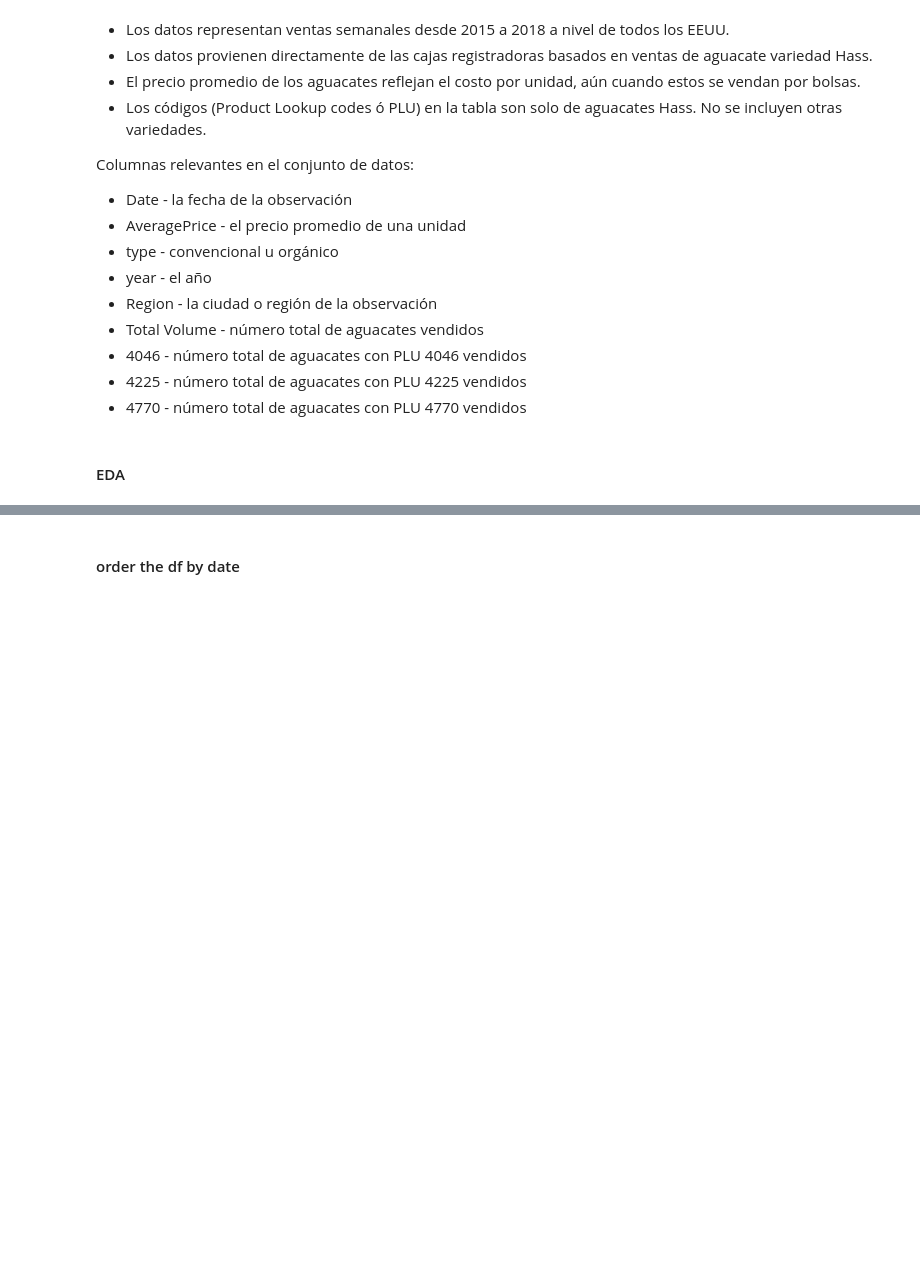
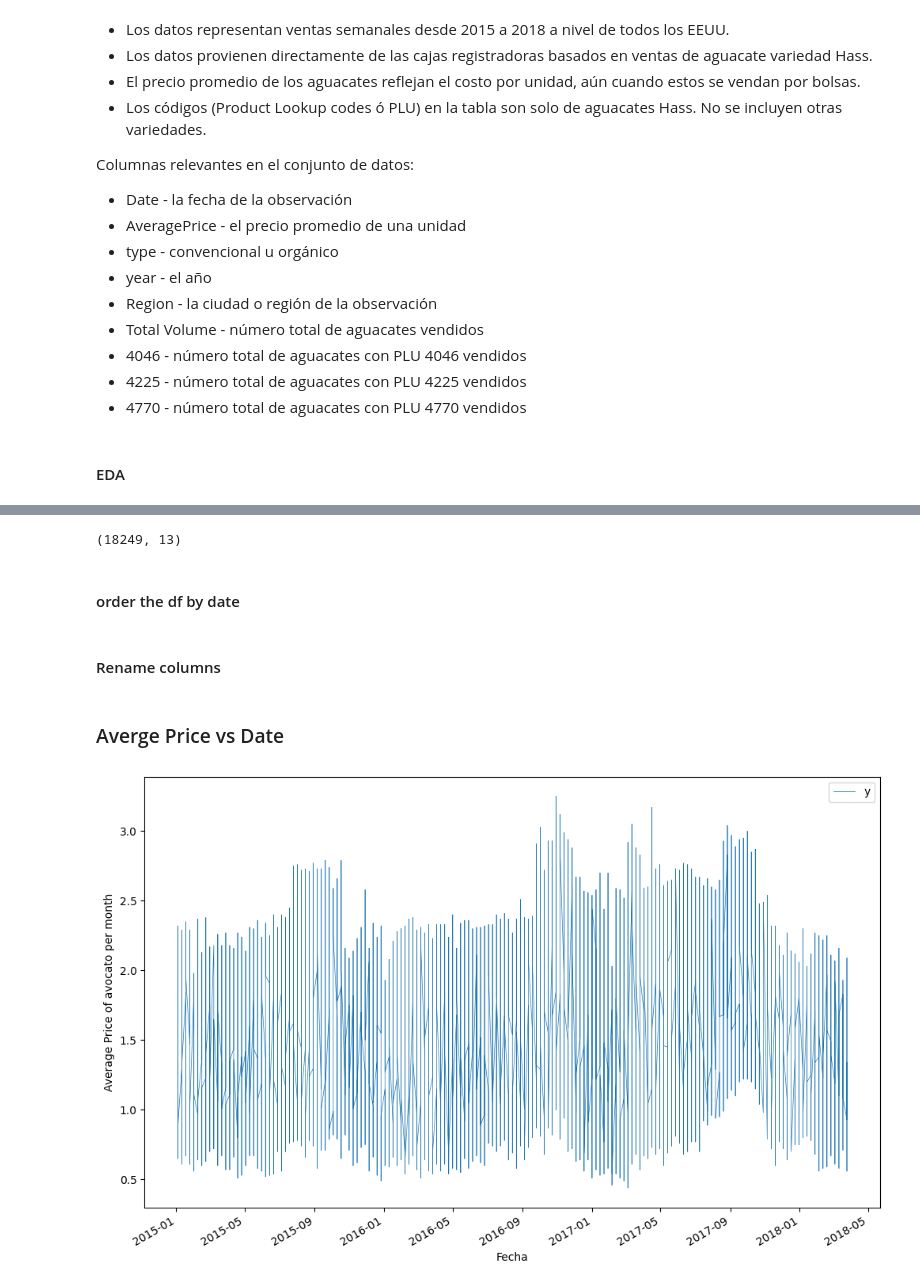
Before and after one commit to Mar19845/DataScience, a Jupyter notebook: LAB9/lab9.ipynb, the cells around one changed output, grey strips where cells are left out. Cells and saved outputs as stored; diff of their text form; code cells hidden in the pictures; blank space fills up the shorter version.

```diff
--- a/LAB9/lab9.ipynb
+++ b/LAB9/lab9.ipynb
@@ -95,4 +114,25 @@ df.describe()
+# %%
+df.shape
+# %% [output]
+(18249, 13)
 # %% [markdown]
 #### order the df by date
 # %%
 df = df.sort_values(by='Date',ascending=True)
+# %% [markdown]
+#### Rename columns
+# %%
+df = df.rename(columns={'AveragePrice': 'y',
+                        'Date': 'ds'})
+# %% [markdown]
+### Averge Price vs Date
+# %%
+#variable para el size de las graficas
+figsize = (12,8)
+ax = df.plot(y='y',x='ds',figsize=figsize,linewidth=0.5)
+ax.set_ylabel('Average Price of avocato per month')
+ax.set_xlabel('Fecha')
+
+plt.show();
+# %% [output]
+[figure, added]
```
Also changed, not shown: parts of 18 cells of this notebook.
